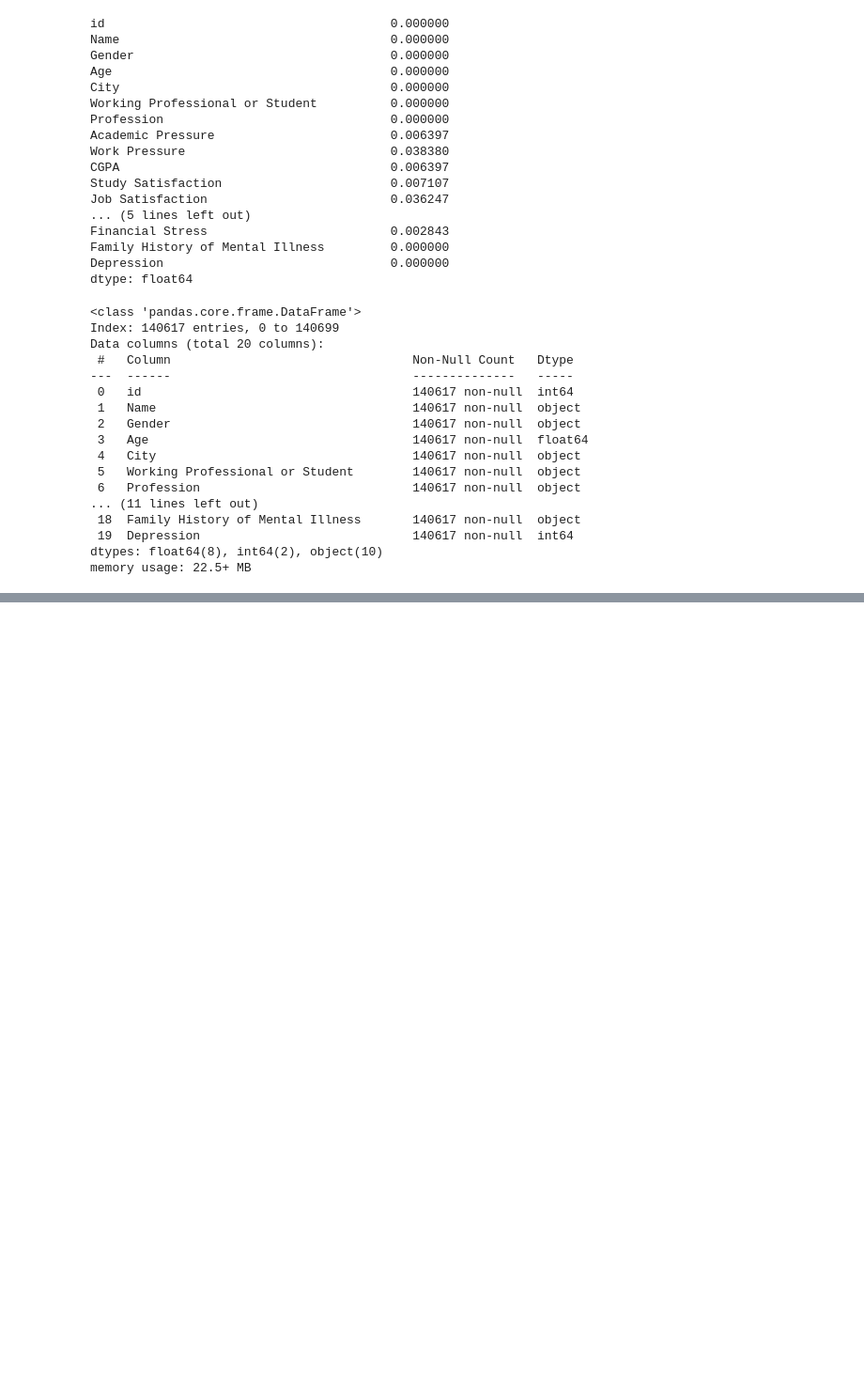
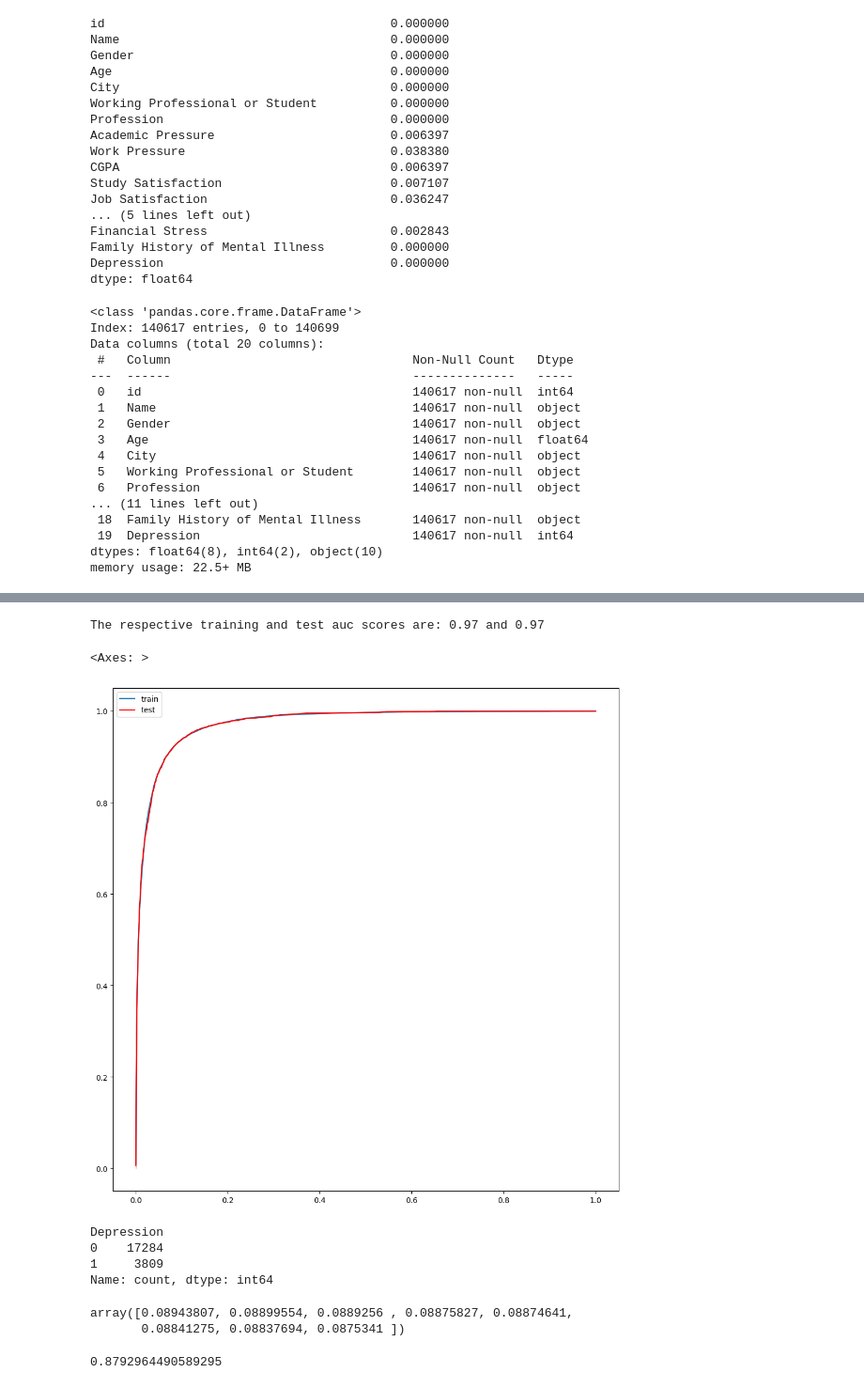
Before and after one commit to ricrichardthomas1/kaggle_mental, a Jupyter notebook: mental.ipynb, the cells around one changed output, grey strips where cells are left out. Shown at 94% size. Cells and saved outputs as stored; diff of their text form; code cells hidden in the pictures; blank space fills up the shorter version.

Commit message:
model tuning

```diff
--- a/mental.ipynb
+++ b/mental.ipynb
@@ -314,0 +352,3 @@ memory usage: 22.5+ MB
+# %%
+df_dummies = pd.get_dummies(df2[['Gender', 'Working Professional or Student', 'Have you ever had suicidal thoughts ?', 'Family History of Mental Illness']], drop_first=True)
+df_dummies.head()
@@ -314,0 +413,3 @@ memory usage: 22.5+ MB
+# %%
+df3 = pd.concat([df_dummies,df_ordinal,df_targetenc, df2[['Age', 'Academic Pressure' ,'Work Pressure','CGPA', 'Study Satisfaction', 'Job Satisfaction', 'Work/Study Hours','Financial Stress','Depression']]], axis = 1)
+df3.head()
@@ -314,0 +447,8 @@ memory usage: 22.5+ MB
+# %%
+from sklearn.preprocessing import StandardScaler
+
+scaler = StandardScaler()
+df3_scaled = scaler.fit_transform(df3[df3.columns[4:-1]])
+df3_scaled = pd.DataFrame(df3_scaled, columns=scaler.get_feature_names_out(), index = df3.index)
+df3_scaled = pd.concat([df3_scaled, df3[df3.columns[:4]]], axis = 1)
+df3_scaled['Depression'] = df3['Depression']
@@ -314,0 +511,54 @@ memory usage: 22.5+ MB
+# %%
+from sklearn.linear_model import LogisticRegression
+from sklearn.model_selection import train_test_split
+
+X = df3_scaled.copy()
+y = X.pop('Depression')
+logit_m = LogisticRegression()
+
+X_train, X_test, y_train, y_test = train_test_split(X,y, test_size=0.15)
+fitted_logit_m = logit_m.fit(X_train, y_train)
+
+y_pred_proba_tr = fitted_logit_m.predict_proba(X_train)
+y_pred_proba_te = fitted_logit_m.predict_proba(X_test)
+
+from sklearn.metrics import roc_curve, roc_auc_score
+
+auc_tr = roc_auc_score(y_train, y_pred_proba_tr[:,1])
+auc_te = roc_auc_score(y_test, y_pred_proba_te[:,1])
+
+
+
+print(f'The respective training and test auc scores are: {auc_tr:.2f} and {auc_te:.2f}')
+# %% [output]
+The respective training and test auc scores are: 0.97 and 0.97
+# %%
+fpr_tr, tpr_tr, thresh_tr = roc_curve(y_train, y_pred_proba_tr[:,1])
+fpr_te, tpr_te, thresh_te = roc_curve(y_test, y_pred_proba_te[:,1])
+
+plt.figure(figsize=(12,12))
+sns.lineplot(x = fpr_tr, y = tpr_tr, label = 'train')
+sns.lineplot(x = fpr_te, y = tpr_te, color = 'red', label = 'test')
+# %% [output]
+<Axes: >
+[figure, added]
+# %%
+y_test.value_counts()
+# %% [output]
+Depression
+0    17284
+1     3809
+Name: count, dtype: int64
+# %%
+thresh_te[(tpr_te > 0.959) & (tpr_te < 0.96)]
+# %% [output]
+array([0.08943807, 0.08899554, 0.0889256 , 0.08875827, 0.08874641,
+       0.08841275, 0.08837694, 0.0875341 ])
+# %%
+from sklearn.metrics import accuracy_score
+y_pred = y_pred_proba_te[:,1]>0.08589096
+
+accuracy = accuracy_score(y_test, y_pred )
+print(accuracy)
+# %% [output]
+0.8792964490589295
```
Also changed, not shown: parts of 30 cells of this notebook.
